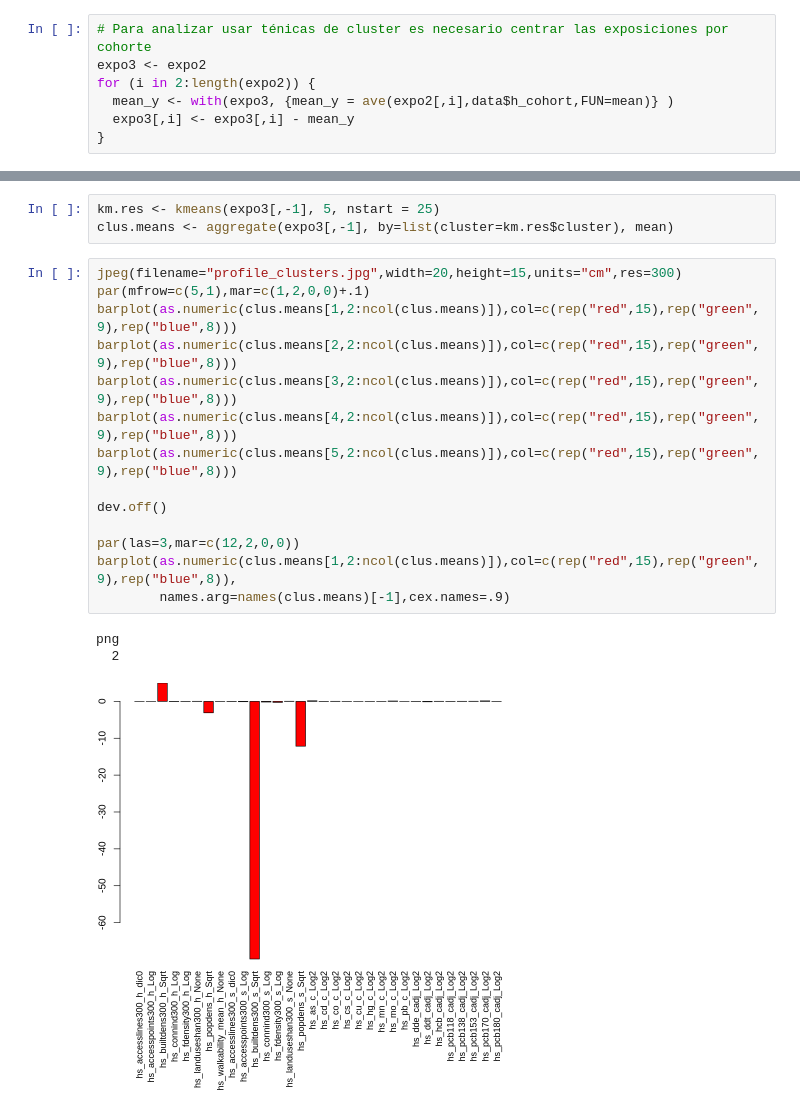
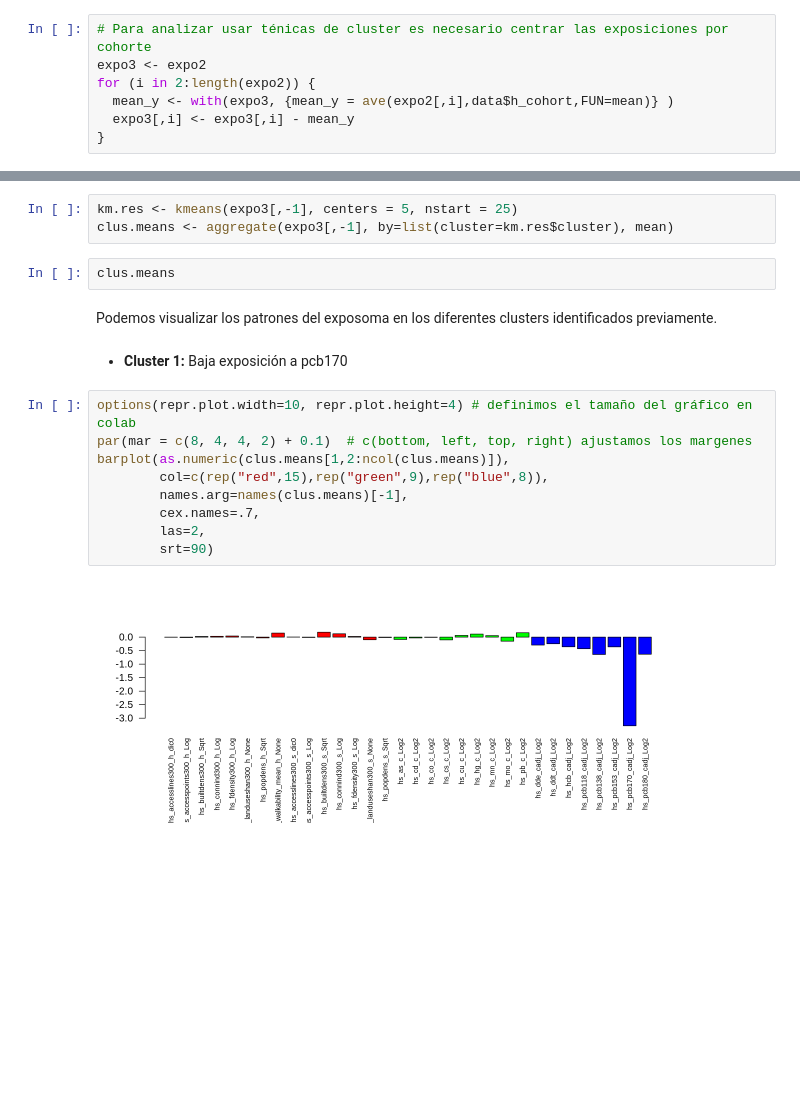
Before and after one commit to alldominguez/ISGlobal.sesion4.Exposoma, a Jupyter notebook: curso_exposoma_modulo_4.ipynb, the cells around one changed output, grey strips where cells are left out. Drawn from its saved outputs; the diff is of its cells as text; blank space fills up the shorter version.

```diff
--- a/curso_exposoma_modulo_4.ipynb
+++ b/curso_exposoma_modulo_4.ipynb
@@ -744,21 +753,20 @@ fviz_nbclust(expo3[,-1], kmeans, method = "gap_stat")
 # %%
-km.res <- kmeans(expo3[,-1], 5, nstart = 25)
+km.res <- kmeans(expo3[,-1], centers = 5, nstart = 25)
 clus.means <- aggregate(expo3[,-1], by=list(cluster=km.res$cluster), mean)
-# %%
-jpeg(filename="profile_clusters.jpg",width=20,height=15,units="cm",res=300)
-par(mfrow=c(5,1),mar=c(1,2,0,0)+.1)
-barplot(as.numeric(clus.means[1,2:ncol(clus.means)]),col=c(rep("red",15),rep("green",9),rep("blue",8)))
-barplot(as.numeric(clus.means[2,2:ncol(clus.means)]),col=c(rep("red",15),rep("green",9),rep("blue",8)))
-barplot(as.numeric(clus.means[3,2:ncol(clus.means)]),col=c(rep("red",15),rep("green",9),rep("blue",8)))
-barplot(as.numeric(clus.means[4,2:ncol(clus.means)]),col=c(rep("red",15),rep("green",9),rep("blue",8)))
-barplot(as.numeric(clus.means[5,2:ncol(clus.means)]),col=c(rep("red",15),rep("green",9),rep("blue",8)))
-
-dev.off()
-
-par(las=3,mar=c(12,2,0,0))
-barplot(as.numeric(clus.means[1,2:ncol(clus.means)]),col=c(rep("red",15),rep("green",9),rep("blue",8)),
-        names.arg=names(clus.means)[-1],cex.names=.9)
-# %% [output]
-png
-  2
-[figure, removed]
+# %%
+clus.means
+# %% [markdown]
+Podemos visualizar los patrones del exposoma en los diferentes clusters identificados previamente.
+# %% [markdown]
+* **Cluster 1:** Baja exposición a pcb170
+# %%
+options(repr.plot.width=10, repr.plot.height=4) # definimos el tamaño del gráfico en colab
+par(mar = c(8, 4, 4, 2) + 0.1)  # c(bottom, left, top, right) ajustamos los margenes
+barplot(as.numeric(clus.means[1,2:ncol(clus.means)]),
+        col=c(rep("red",15),rep("green",9),rep("blue",8)),
+        names.arg=names(clus.means)[-1],
+        cex.names=.7,
+        las=2,
+        srt=90)
+# %% [output]
+[figure, added]
```
Also changed, not shown: parts of 13 cells of this notebook.
